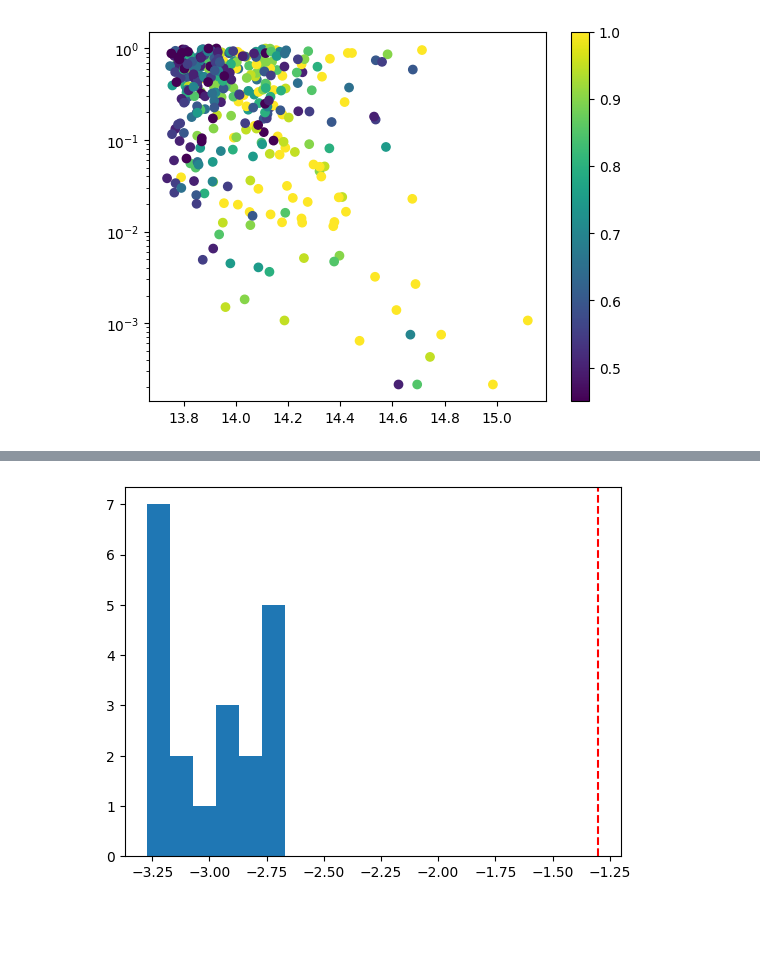
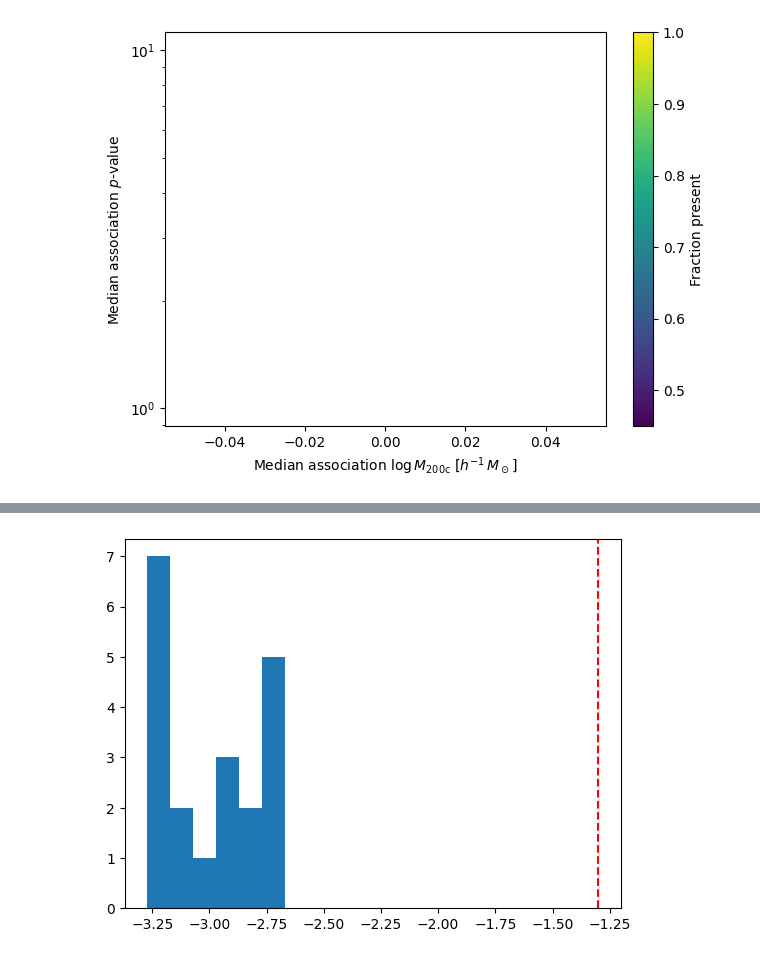
Before and after one commit to Richard-Sti/CMBOlympics, a Jupyter notebook: notebooks/single_clusters.ipynb, the cells around one changed output, grey strips where cells are left out. Saved outputs shown, nothing was run; the diff lists cells and outputs as text; code cells hidden in the pictures; blank space fills up the shorter version.

```diff
--- a/notebooks/single_clusters.ipynb
+++ b/notebooks/single_clusters.ipynb
@@ -25,13 +28,20 @@ theta_rand, tsz_rand = cmbo.io.read_from_hdf5(fname_rand_pointing, "theta_rand",
 fname = "../data/csiborg2_fof.hdf5"
 
 
-optional_keys = ["Group_R_Crit200"]
+# optional_keys = ["R200c", ]
+optional_keys = ["Group_R_Crit200", ]
 
 positions, masses, optional_data = cmbo.io.load_halo_positions_masses(
     fname, "Coordinates", "Group_M_Crit200", optional_keys=optional_keys)
 
+# positions, masses, optional_data = cmbo.io.load_halo_positions_masses(
+    # fname, "Position", "M200c", optional_keys=optional_keys)
+
+# boxsize = 677.7
+boxsize = 676.6
+
 associations = cmbo.utils.identify_halo_associations(positions, masses, optional_data=optional_data)
-pval, dist = cmbo.utils.compute_matching_matrix(obs_clusters, associations, 676.6)
-matches = cmbo.utils.greedy_global_matching(pval, dist, obs_clusters, associations, 0.05)
+pval, dist = cmbo.utils.compute_matching_matrix(obs_clusters, associations, boxsize)
+matches = cmbo.utils.greedy_global_matching(pval, dist, obs_clusters, associations, 0.99)
 # %% [output]
 Perseus (A426): min p-value = 9.167e-01
@@ -41,5 +126,5 @@ Cluster 8 (Hercules (A2147)) now orphaned (best remaining p=1.303e-01)
 # %%
-k = 15
+k = 12
 
 print(obs_clusters.names[k])
 
@@ -50,5 +135,6 @@ print(f"p-value: {min_pval:.3e}, distance: {d:.2f} Mpc")
 obs_pos = np.full((3,), 676.6 / 2)
 r, ell, b = assoc.to_galactic_angular(obs_pos)
 rc, ellc, bc = assoc.centroid_to_galactic_angular(obs_pos)
+# theta200 = np.rad2deg(np.atan(assoc.optional_data["R200c"] / r)) * 60
 theta200 = np.rad2deg(np.atan(assoc.optional_data["Group_R_Crit200"] / r)) * 60
 # %% [output]
@@ -79,16 +179,21 @@ cmbo.utils.compute_association_tsz_signals(associations, profiler, obs_pos, thet
 # %%
-f = [assoc.fraction_present for assoc in associations]
+x = np.asanyarray([np.log10(np.median(assoc.masses)) for assoc in associations])
+y = np.asanyarray([assoc.median_pval for assoc in associations])
+f = np.asanyarray([assoc.fraction_present for assoc in associations])
+
+
+mask_f = f > 0.1
 
 plt.figure()
-plt.scatter(
-    [np.log10(np.median(assoc.masses)) for assoc in associations],
-    [assoc.median_pval for assoc in associations],
-    c=f
-)
+plt.scatter(x[mask_f], y[mask_f], c=f[mask_f], cmap="viridis")
+plt.colorbar(label="Fraction present")
+plt.xlabel(r"Median association $\log M_\mathrm{200c} ~ [h^{-1}\,M_\odot]$")
+plt.ylabel("Median association $p$-value")
+plt.yscale("log")
+plt.tight_layout()
 
-plt.colorbar()
+plt.savefig("/Users/rstiskalek/Downloads/association_plot.png", dpi=300)
 
-plt.yscale("log")
 plt.show()
 # %% [output]
-[figure, old version]
+[figure, new version]
```
Also changed, not shown: parts of 20 cells of this notebook, 3 other files.
